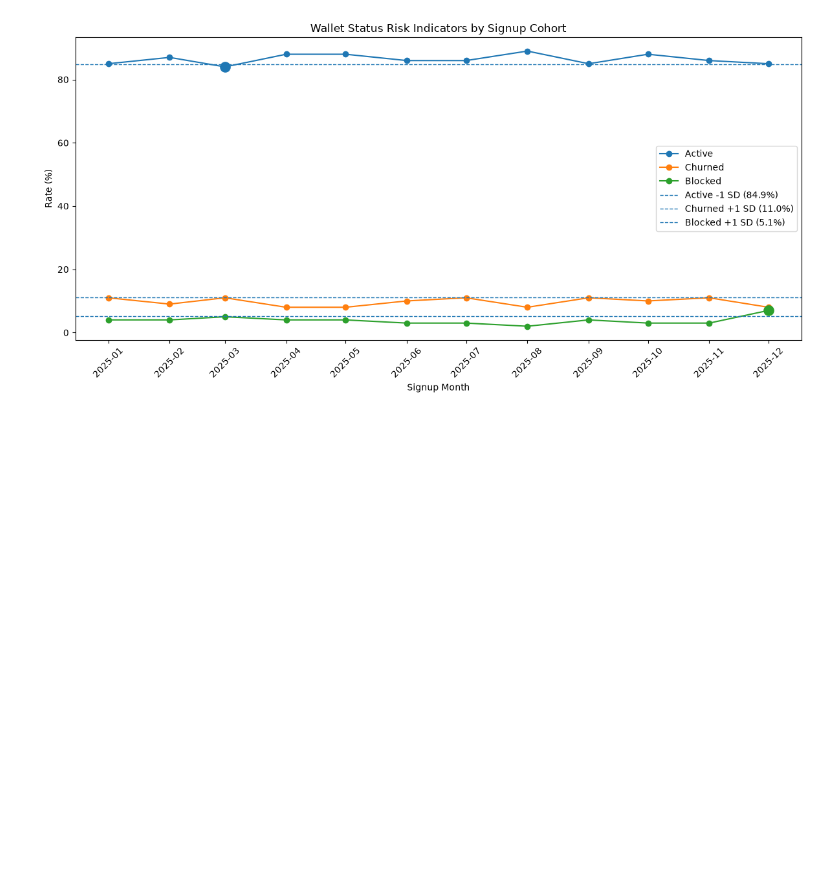
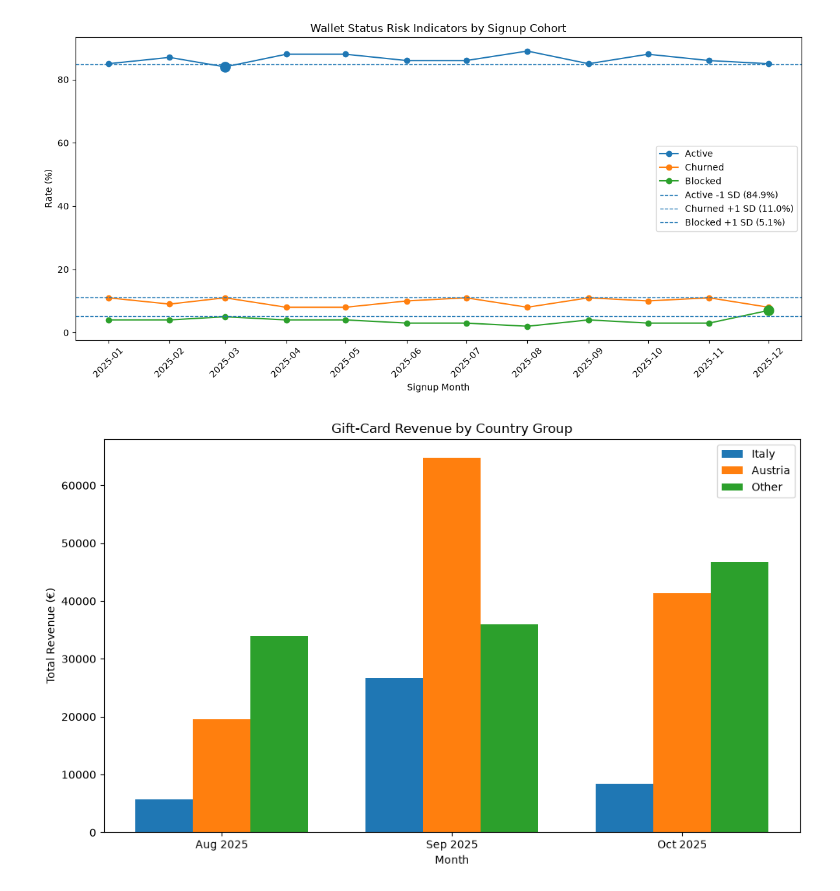
Before and after one commit to philjhowson/payments-challenge, a Jupyter notebook: notebooks/03_investigation.ipynb, the cells around one changed output. Cells and saved outputs as stored; diff of their text form; code cells hidden in the pictures; blank space fills up the shorter version.

```diff
--- a/notebooks/03_investigation.ipynb
+++ b/notebooks/03_investigation.ipynb
@@ -222,0 +361,4 @@ activity_analysis = plot_wallet_status_rates("../dev.duckdb")
+# %%
+plot_giftcard_revenue_by_country("../dev.duckdb")
+# %% [output]
+[figure, added]
```
Also changed, not shown: parts of 6 cells of this notebook, 9 other files.
